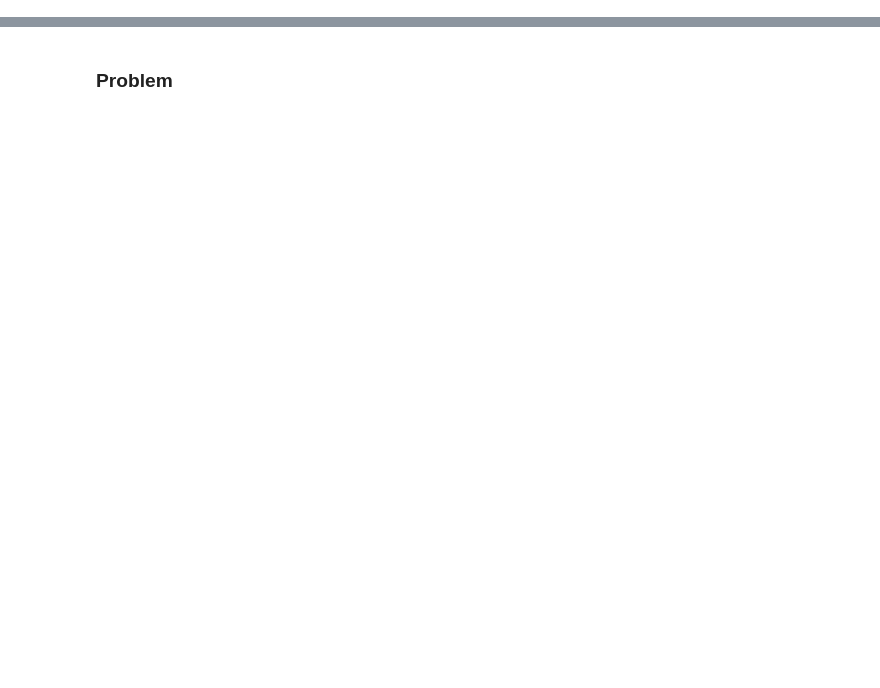
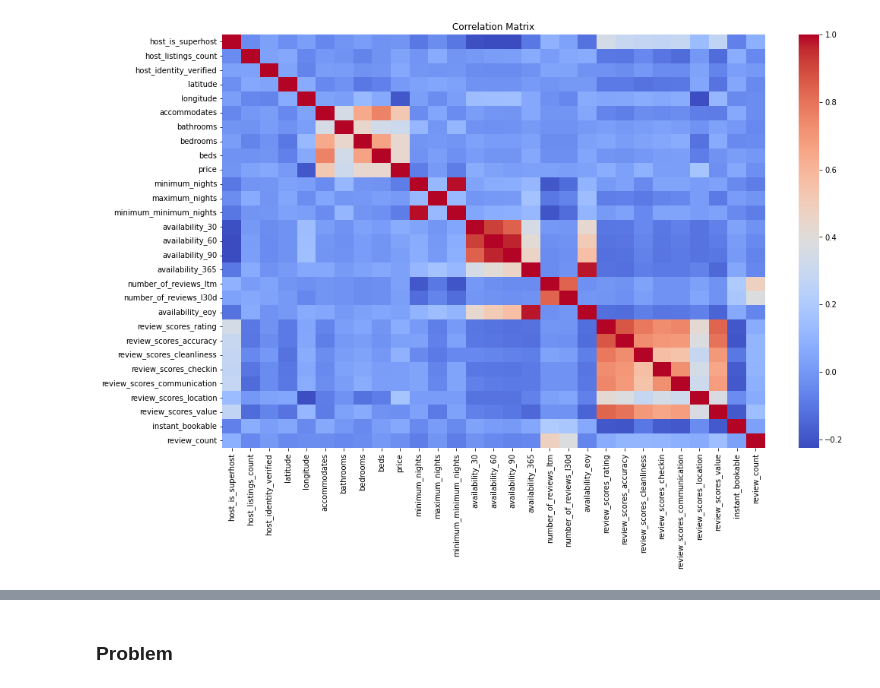
Before and after one commit to mikerhoads/unsupervised-learning-project, a Jupyter notebook: notebook.ipynb, the cells around one changed output, grey strips where cells are left out. Saved outputs shown, nothing was run; the diff lists cells and outputs as text; code cells hidden in the pictures; blank space fills up the shorter version.

```diff
--- a/notebook.ipynb
+++ b/notebook.ipynb
@@ -120,0 +211,18 @@ reviews.head(10)
+# %%
+
+lf = lf[lf["price"] <= 1000]
+
+numeric_predictors = lf.select_dtypes(include=['number']).columns.tolist()
+numeric_predictors.remove('id')
+
+corr_matrix = lf[numeric_predictors].corr(method='pearson')
+
+# Visualize the correlation matrix using a heatmap
+plt.figure(figsize=(16, 10))
+sns.heatmap(corr_matrix, annot=False, cmap='coolwarm', fmt=".2f")
+plt.title('Correlation Matrix')
+plt.show()
+
+numeric_predictors.remove('price')
+# %% [output]
+[figure, added]
```
Also changed, not shown: parts of 27 cells of this notebook, 1 other file.
